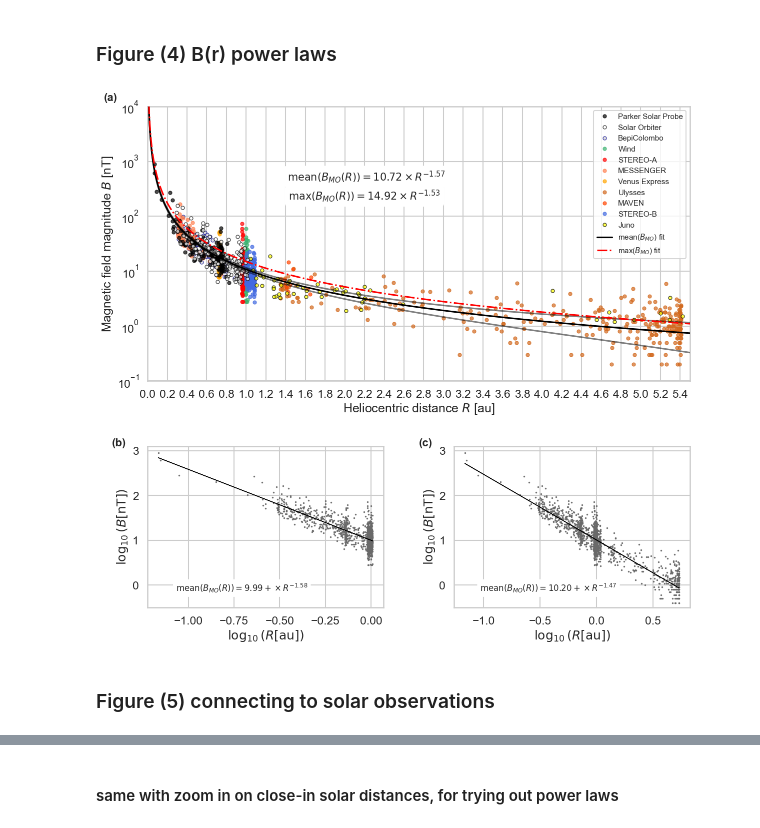
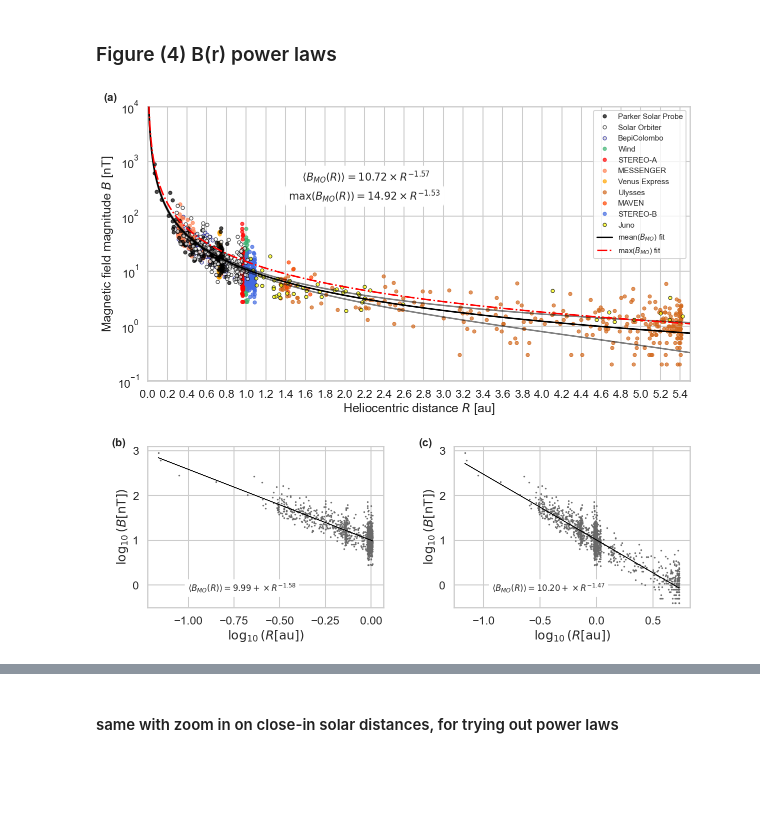
Before and after one commit to cmoestl/icmecat_paper_2025, a Jupyter notebook: moestl_icmecat_results.ipynb, the cells around one changed output, grey strips where cells are left out. Drawn from its saved outputs; the diff is of its cells as text; code cells hidden in the pictures; blank space fills up the shorter version.

```diff
--- a/moestl_icmecat_results.ipynb
+++ b/moestl_icmecat_results.ipynb
@@ -1228,48 +1143,45 @@ ax.plot(fitx,powerlaw(fitx,param[0],param[1]),'-k', zorder=5, label='mean($B_{MO
 #with errors 2 std
 ax.plot(fitx,powerlaw(fitx,param[0]-2*perr[0],fit_lm[0][1])-2*perr[0],'-k',alpha=0.5, zorder=5)
 ax.plot(fitx,powerlaw(fitx,param[0]+2*perr[0],fit_lm[0][1])+2*perr[0],'-k',alpha=0.5, zorder=5)
-
 ax.plot(fitx,powerlaw(fitx,param2[0],param2[1]),'-.r', zorder=5, label='max($B_{MO}$) fit')
 
-formulastring=r'$\mathrm{mean}(B_{MO}(R)) = '+str(np.round(param[0],2))+r' \times R^{'+str(np.round(param[1],2))+'}$'
+formulastring=r'$\langle B_{MO}(R) \rangle  = '+str(np.round(param[0],2))+r' \times R^{'+str(np.round(param[1],2))+'}$'
 ax.annotate(formulastring,xy=(0.403,0.73),xycoords='axes fraction',fontsize=15,ha='center',bbox=dict(boxstyle='round', facecolor='white'))
 
-formulastring=r'$\mathrm{max}(B_{MO}(R)) = '+str(np.round(param2[0],2))+r' \times R^{'+str(np.round(param2[1],2))+'}$'
+formulastring=r'$\max(B_{MO}(R)) = '+str(np.round(param2[0],2))+r' \times R^{'+str(np.round(param2[1],2))+'}$'
 ax.annotate(formulastring,xy=(0.4,0.66),xycoords='axes fraction',fontsize=15,ha='center',bbox=dict(boxstyle='round', facecolor='white'))
 
 ax.legend(loc=1,fontsize=11)
 
 ############### Bottom left plot
 ax2 = fig.add_subplot(gs[1, 0])
 ax2.plot(rmeanlog1,bmeanlog1,'o', markersize=1.5, alpha=0.9, color='dimgrey')
 ax2.plot(rmeanlog1,linear(rmeanlog1,k1,d1),'-k',linewidth=1)
 ax2.set_ylim(-0.5,3.1)
 ax2.set_xlabel(r'$\log_{10}(R \text{[au]})$')
 ax2.set_ylabel(r'$\log_{10}(B \text{[nT]})$')
 ax2.text(-0.15, 1.05, '(b)', transform=ax2.transAxes, fontsize=16, fontweight='bold', va='top')
 strd=f'{np.round(10**d1, 2):.2f}+'
-formulastring=r'$\mathrm{mean}(B_{MO}(R)) ='+strd+r' \times R^{'+str(np.round(k1,2))+'}$'
+formulastring=r'$\langle B_{MO}(R) \rangle ='+strd+r' \times R^{'+str(np.round(k1,2))+'}$'
 ax2.annotate(formulastring,xy=(0.4,0.1),xycoords='axes fraction',fontsize=12,ha='center',bbox=dict(boxstyle='round', facecolor='white'))
 
 
 ############### Bottom right plot
 ax3 = fig.add_subplot(gs[1, 1])
 ax3.plot(rmeanlog2,bmeanlog2,'o', markersize=1.5, alpha=0.9,color='dimgrey')
 ax3.plot(rmeanlog2,linear(rmeanlog2,k2,d2),'-k',linewidth=1)
 ax3.set_ylim(-0.5,3.1)
 ax3.set_xlabel(r'$\log_{10}(R \text{[au]})$')
 ax3.set_ylabel(r'$\log_{10}(B \text{[nT]})$')
 ax3.text(-0.15, 1.05, '(c)', transform=ax3.transAxes, fontsize=16, fontweight='bold', va='top')
 
 strd=f'{np.round(10**d2, 2):.2f}+'
-formulastring=r'$\mathrm{mean}(B_{MO}(R)) ='+strd+r' \times R^{'+str(np.round(k2,2))+'}$'
+formulastring=r'$ \langle B_{MO}(R) \rangle ='+strd+r' \times R^{'+str(np.round(k2,2))+'}$'
 ax3.annotate(formulastring,xy=(0.4,0.1),xycoords='axes fraction',fontsize=12,ha='center',bbox=dict(boxstyle='round', facecolor='white'))
 
 #plt.tight_layout()
 
 plt.savefig('results/fig4_br_mo.png', dpi=300,bbox_inches='tight')
 plt.savefig('results/fig4_br_mo.pdf', dpi=300,bbox_inches='tight')
 # %% [output]
-[figure, old version]
+[figure, new version]
-# %% [markdown]
-### Figure (5) connecting to solar observations
```
Also changed, not shown: parts of 19 cells of this notebook, 1 other file.
